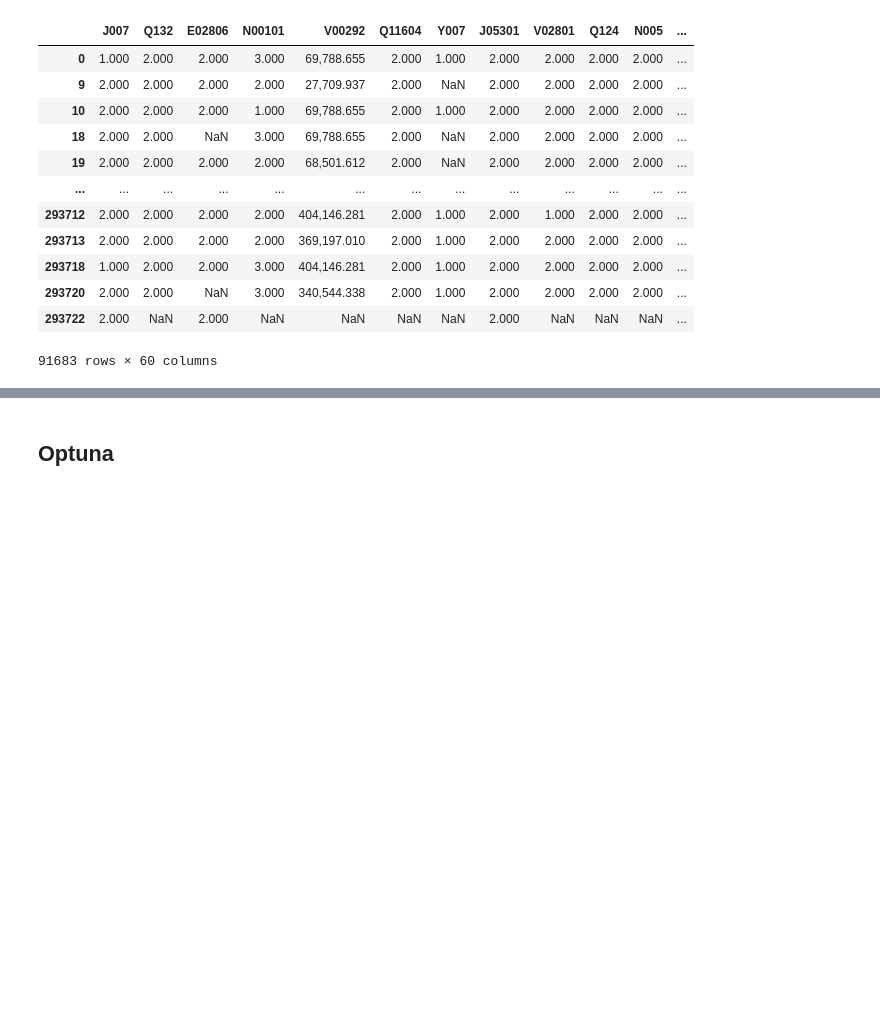
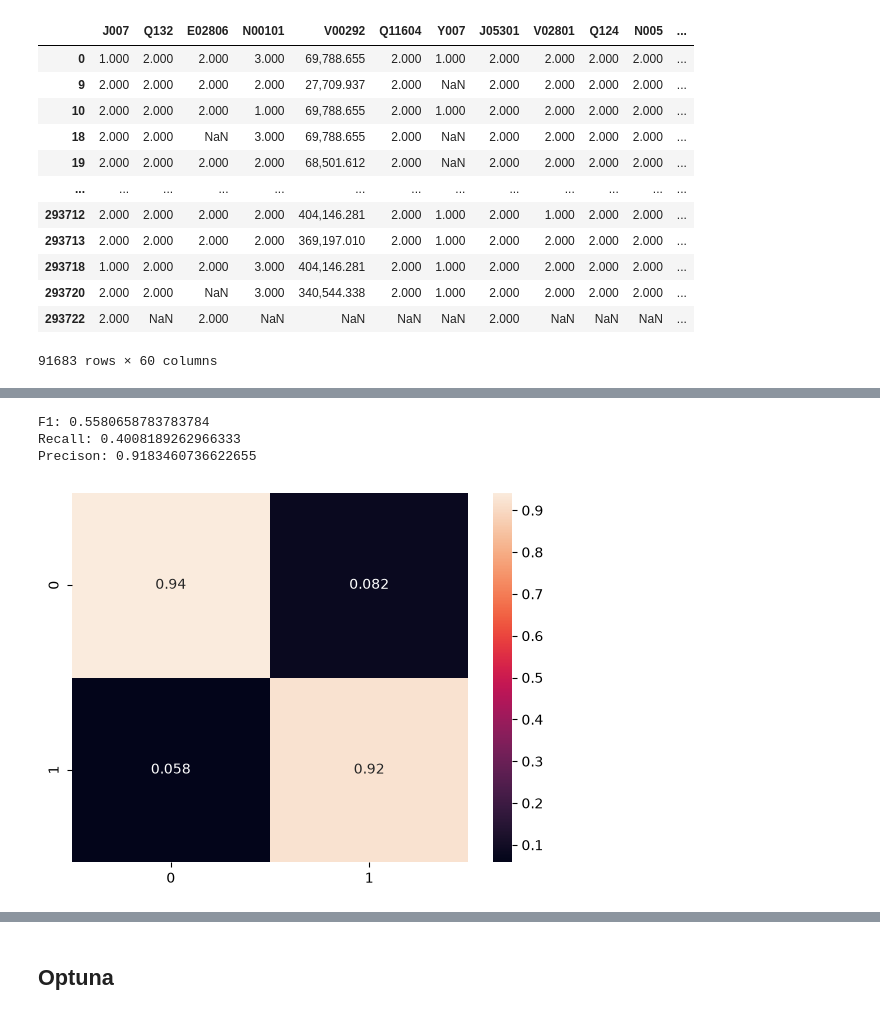
Before and after one commit to toni-cav/Analise_SIICUSP, a Jupyter notebook: exploratorio_depressao_e_sem_depressao.ipynb, the cells around one changed output, grey strips where cells are left out. Drawn from its saved outputs; the diff is of its cells as text; code cells hidden in the pictures; blank space fills up the shorter version.

```diff
--- a/exploratorio_depressao_e_sem_depressao.ipynb
+++ b/exploratorio_depressao_e_sem_depressao.ipynb
@@ -904,3 +1450,8 @@ clf.fit(X_train, y_train)
 # %%
-eval(clf, X_train, y_train)
+evaluate_models(clf, X_train, y_train)
+# %% [output]
+F1: 0.5580658783783784
+Recall: 0.4008189262966333
+Precison: 0.9183460736622655
+[figure, added]
 # %%
```
Also changed, not shown: parts of 26 cells of this notebook.
